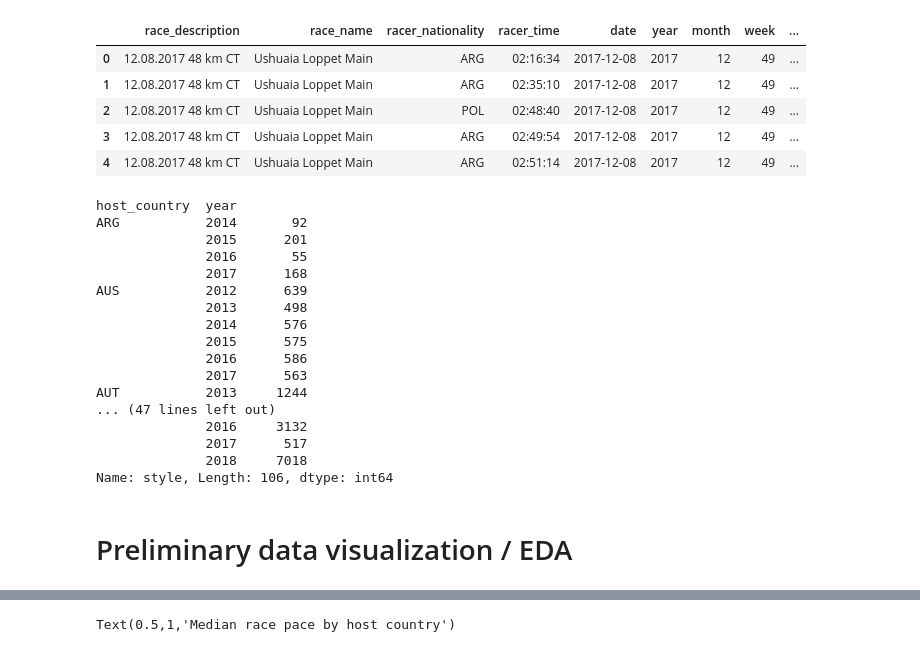
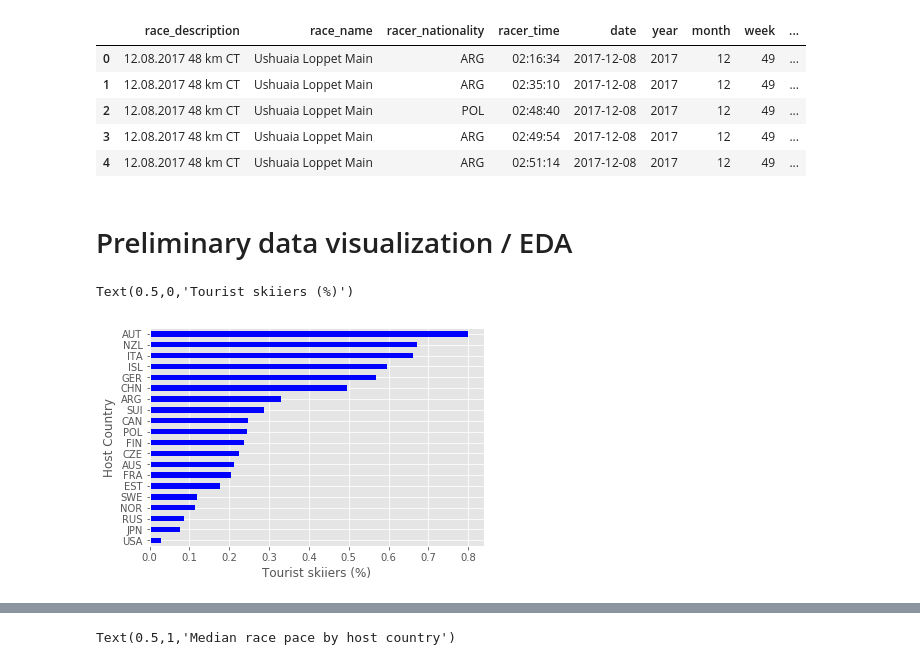
Before and after one commit to macphd/ski-tourism, a Jupyter notebook: munging/ski_race_munging.ipynb, the cells around one changed output, grey strips where cells are left out. Cells and saved outputs as stored; diff of their text form; code cells hidden in the pictures.

```diff
--- a/munging/ski_race_munging.ipynb
+++ b/munging/ski_race_munging.ipynb
@@ -175,29 +175,19 @@ race_finishers.head()
 | 2 | 12.08.2017 48 km CT | Ushuaia Loppet Main | POL | 02:48:40 | 2017-12-08 | 2017 | 12 | 49 | ... |
 | 3 | 12.08.2017 48 km CT | Ushuaia Loppet Main | ARG | 02:49:54 | 2017-12-08 | 2017 | 12 | 49 | ... |
 | 4 | 12.08.2017 48 km CT | Ushuaia Loppet Main | ARG | 02:51:14 | 2017-12-08 | 2017 | 12 | 49 | ... |
-# %%
-race_finishers.groupby(['host_country', "year"])['style'].count()
-# %% [output]
-host_country  year
-ARG           2014       92
-              2015      201
-              2016       55
-              2017      168
-AUS           2012      639
-              2013      498
-              2014      576
-              2015      575
-              2016      586
-              2017      563
-AUT           2013     1244
-... (47 lines left out)
-              2016     3132
-              2017      517
-              2018     7018
-Name: style, Length: 106, dtype: int64
+# %%
+#get the number of skiers on the basis of how many rows for a given race_description
+race_finishers['n_skiers'] = race_finishers['race_name'].groupby(race_finishers['race_description']).transform('count')
 # %% [markdown]
 # Preliminary data visualization / EDA
 # %%
 %matplotlib inline
 from matplotlib import pyplot as plt
 plt.style.use('ggplot')
+# %%
+race_finishers.groupby('host_country')['tourist'].mean().sort_values().plot(kind= 'barh', color = 'b')
+plt.ylabel('Host Country')
+plt.xlabel('Tourist skiiers (%)')
+# %% [output]
+Text(0.5,0,'Tourist skiiers (%)')
+[figure, added]
```
Also changed, not shown: parts of 11 cells of this notebook, 4 other files.
